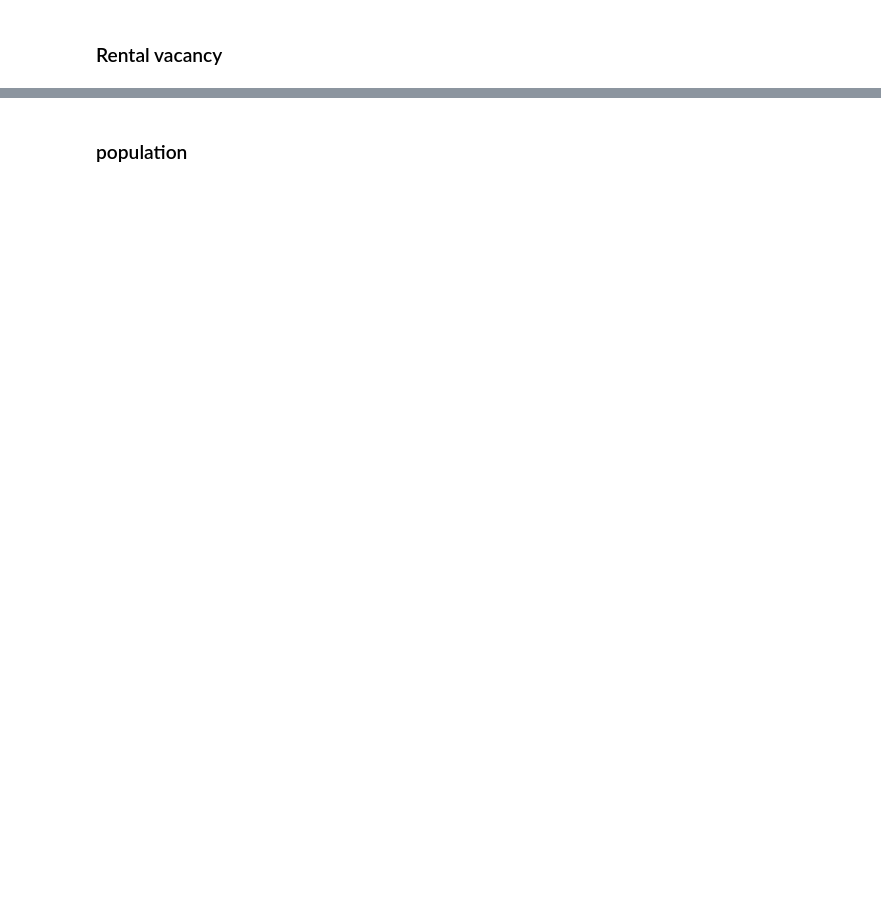
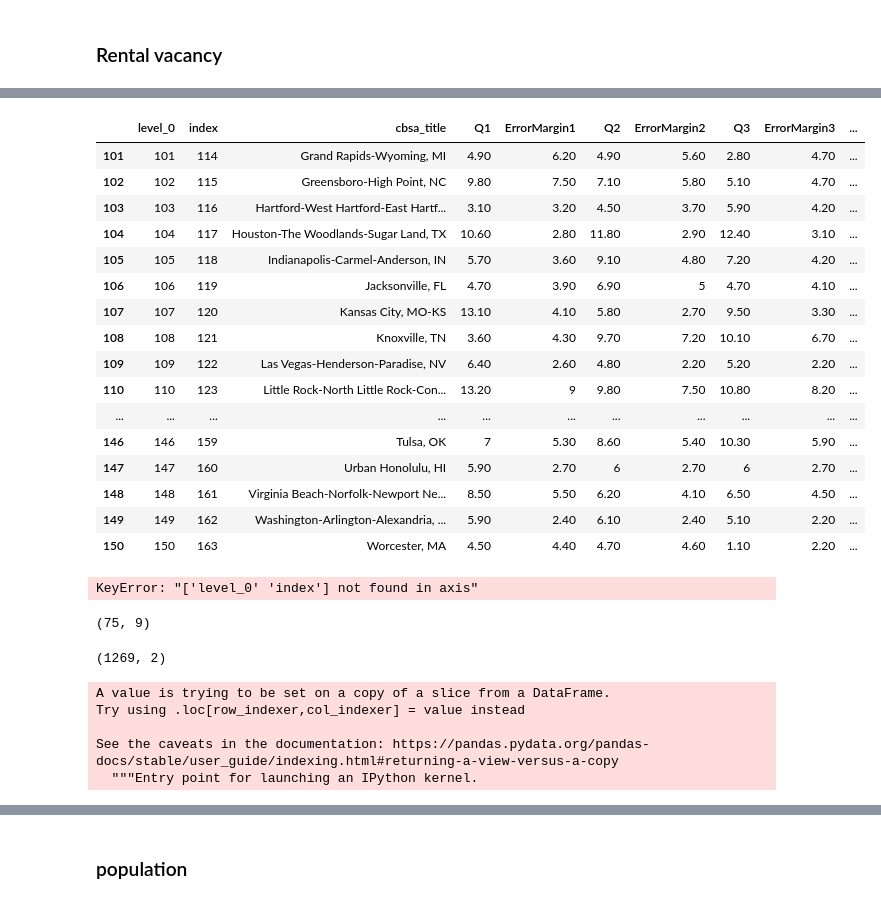
Before and after one commit to paultanger/realty-markets-analyzer, a Jupyter notebook: notebooks/EDA.ipynb, the cells around one changed output, grey strips where cells are left out. Cells and saved outputs as stored; diff of their text form; code cells hidden in the pictures; blank space fills up the shorter version.

Commit message:
update EDA with merged dfs

```diff
--- a/notebooks/EDA.ipynb
+++ b/notebooks/EDA.ipynb
@@ -170,0 +454,13 @@ vacancy = vacancy.dropna(subset=['Metropolitan Statistical Area'], axis=0)
+# %%
+# rename cols
+# there is an issue getting years for these quarters.. maybe just use 2019 for now?
+vacancy = vacancy.rename(columns={'Metropolitan Statistical Area' : 'cbsa_title',
+                  'First Quarter 2020'  : 'Q1',
+                  'Margin of Error1'    : 'ErrorMargin1',
+                  'Second Quarter 2020' : 'Q2',
+                  'Margin of Error1.1'  : 'ErrorMargin2',
+                  'Third Quarter 2020'  : 'Q3',
+                  'Margin of Error1.2'  : 'ErrorMargin3',
+                  'Fourth Quarter 2020' : 'Q4',
+                  'Margin of Error1.3'  : 'ErrorMargin4'})
+vacancy.head()
@@ -170,0 +474,4 @@ vacancy = vacancy.dropna(subset=['Metropolitan Statistical Area'], axis=0)
+# %%
+# keep 2019 data
+vacancy = vacancy.iloc[76:151, :]
+vacancy.tail()
@@ -170,0 +489,9 @@ vacancy = vacancy.dropna(subset=['Metropolitan Statistical Area'], axis=0)
+# %%
+# vacancy.columns.values
+# annoying can't figure out how to get col names
+
+vacancy = vacancy.rename(columns= {vacancy.columns[3]: "Q1" })
+vacancy = vacancy.rename(columns= {vacancy.columns[5]: "Q2" })
+vacancy = vacancy.rename(columns= {vacancy.columns[7]: "Q3" })
+vacancy = vacancy.rename(columns= {vacancy.columns[9]: "Q4" })
+vacancy.head()
@@ -170,0 +628,4 @@ vacancy = vacancy.dropna(subset=['Metropolitan Statistical Area'], axis=0)
+# %%
+# clean up col for merge
+vacancy['cbsa_title'] = vacancy['cbsa_title'].str.strip().str.replace('.', '')
+vacancy.head()
@@ -170,0 +639,35 @@ vacancy = vacancy.dropna(subset=['Metropolitan Statistical Area'], axis=0)
+# %%
+vacancy['cbsa_title'] = vacancy['cbsa_title'].str.replace('\d*$', '').str.replace('…', '')
+vacancy['cbsa_title'] = vacancy['cbsa_title'].str.replace('Philadelphia-Camden-Wilmington, PA-NJ-DE-MD21', 'Philadelphia-Camden-Wilmington, PA-NJ-DE-MD')
+vacancy.head(50)
+vacancy.tail(50)
+# %% [output]
+|  | level_0 | index | cbsa_title | Q1 | ErrorMargin1 | Q2 | ErrorMargin2 | Q3 | ErrorMargin3 | ... |
+| 101 | 101 | 114 | Grand Rapids-Wyoming, MI | 4.90 | 6.20 | 4.90 | 5.60 | 2.80 | 4.70 | ... |
+| 102 | 102 | 115 | Greensboro-High Point, NC | 9.80 | 7.50 | 7.10 | 5.80 | 5.10 | 4.70 | ... |
+| 103 | 103 | 116 | Hartford-West Hartford-East Hartf... | 3.10 | 3.20 | 4.50 | 3.70 | 5.90 | 4.20 | ... |
+| 104 | 104 | 117 | Houston-The Woodlands-Sugar Land, TX | 10.60 | 2.80 | 11.80 | 2.90 | 12.40 | 3.10 | ... |
+| 105 | 105 | 118 | Indianapolis-Carmel-Anderson, IN | 5.70 | 3.60 | 9.10 | 4.80 | 7.20 | 4.20 | ... |
+| 106 | 106 | 119 | Jacksonville, FL | 4.70 | 3.90 | 6.90 | 5 | 4.70 | 4.10 | ... |
+| 107 | 107 | 120 | Kansas City, MO-KS | 13.10 | 4.10 | 5.80 | 2.70 | 9.50 | 3.30 | ... |
+| 108 | 108 | 121 | Knoxville, TN | 3.60 | 4.30 | 9.70 | 7.20 | 10.10 | 6.70 | ... |
+| 109 | 109 | 122 | Las Vegas-Henderson-Paradise, NV | 6.40 | 2.60 | 4.80 | 2.20 | 5.20 | 2.20 | ... |
+| 110 | 110 | 123 | Little Rock-North Little Rock-Con... | 13.20 | 9 | 9.80 | 7.50 | 10.80 | 8.20 | ... |
+| ... | ... | ... | ... | ... | ... | ... | ... | ... | ... | ... |
+| 146 | 146 | 159 | Tulsa, OK | 7 | 5.30 | 8.60 | 5.40 | 10.30 | 5.90 | ... |
+| 147 | 147 | 160 | Urban Honolulu, HI | 5.90 | 2.70 | 6 | 2.70 | 6 | 2.70 | ... |
+| 148 | 148 | 161 | Virginia Beach-Norfolk-Newport Ne... | 8.50 | 5.50 | 6.20 | 4.10 | 6.50 | 4.50 | ... |
+| 149 | 149 | 162 | Washington-Arlington-Alexandria, ... | 5.90 | 2.40 | 6.10 | 2.40 | 5.10 | 2.20 | ... |
+| 150 | 150 | 163 | Worcester, MA | 4.50 | 4.40 | 4.70 | 4.60 | 1.10 | 2.20 | ... |
+# %%
+vacancy = vacancy.drop(['level_0', 'index'], axis=1)
+# %% [output]
+KeyError: "['level_0' 'index'] not found in axis"
+# %%
+vacancy.shape
+# %% [output]
+(75, 9)
+# %%
+CBSAs.shape
+# %% [output]
+(1269, 2)
@@ -170,0 +676,8 @@ vacancy = vacancy.dropna(subset=['Metropolitan Statistical Area'], axis=0)
+# %%
+CBSAs['cbsa_code'] = CBSAs['cbsa_code'].apply(pd.to_numeric)
+# %% [output]
+A value is trying to be set on a copy of a slice from a DataFrame.
+Try using .loc[row_indexer,col_indexer] = value instead
+
+See the caveats in the documentation: https://pandas.pydata.org/pandas-docs/stable/user_guide/indexing.html#returning-a-view-versus-a-copy
+  """Entry point for launching an IPython kernel.
```
Also changed, not shown: parts of 97 cells of this notebook.
